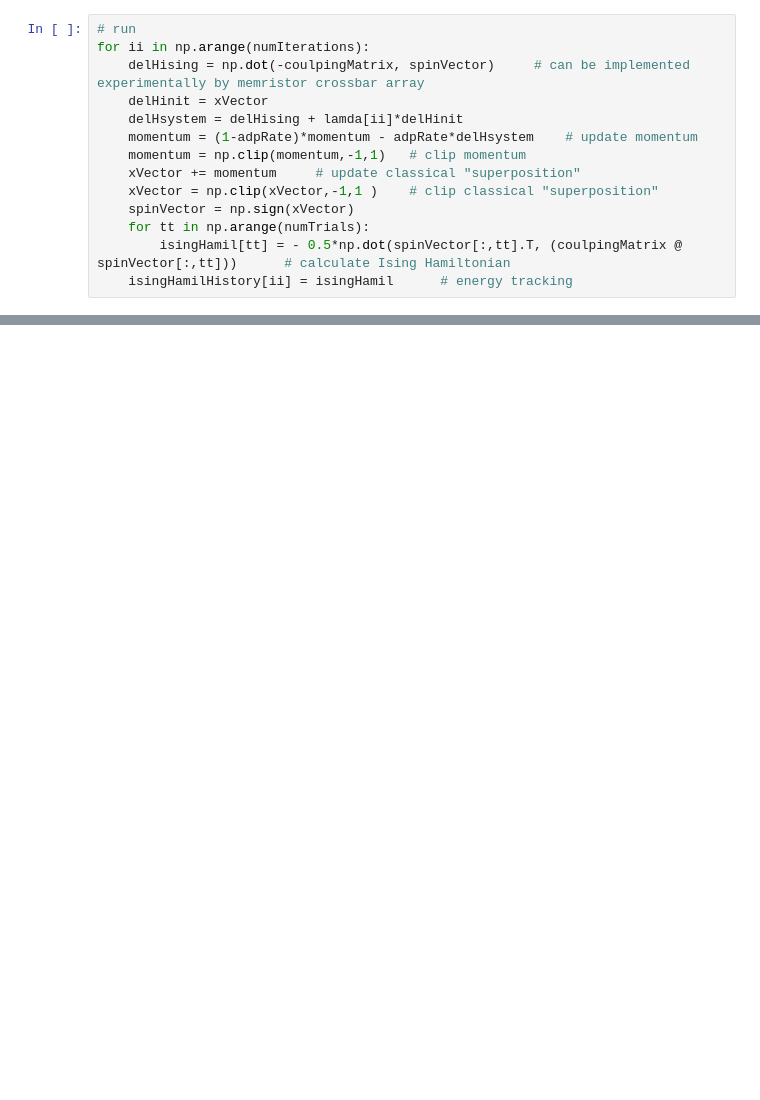
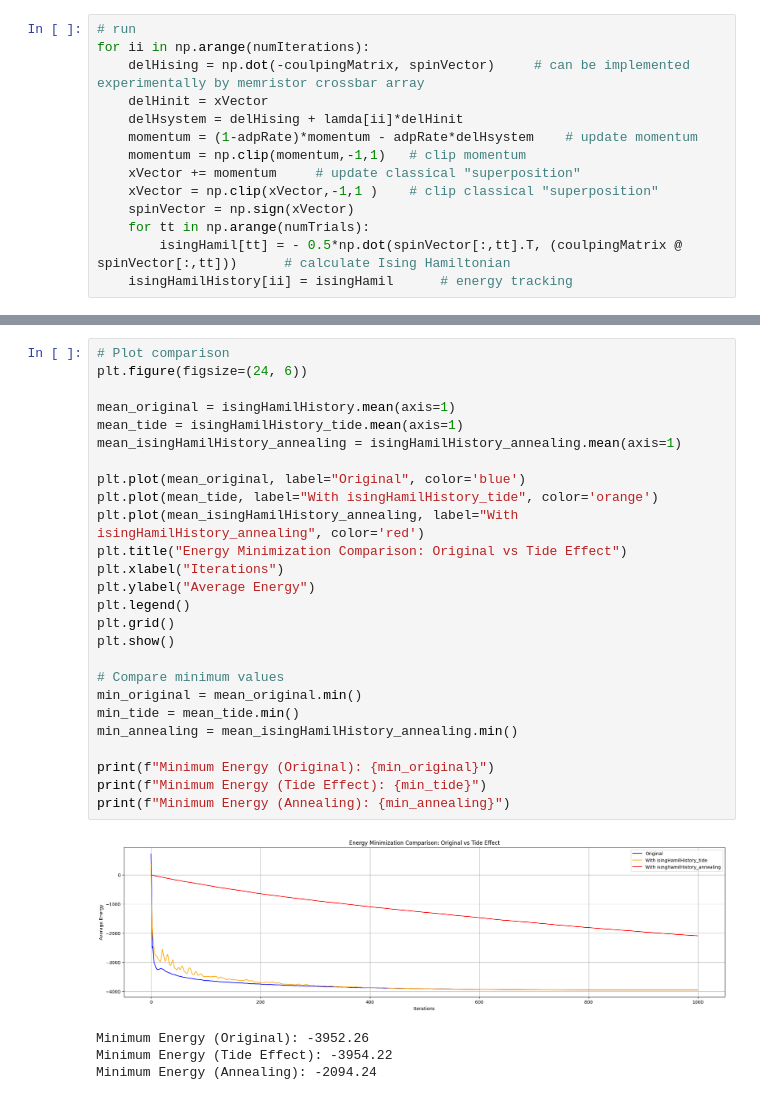
Before and after one commit to CHIN-HUA/AI, a Jupyter notebook: QPA_code_demo.ipynb, the cells around one changed output, grey strips where cells are left out. Cells and saved outputs as stored; diff of their text form; blank space fills up the shorter version.

```diff
--- a/QPA_code_demo.ipynb
+++ b/QPA_code_demo.ipynb
@@ -55,0 +134,31 @@ print(successProbabilty)
+# %%
+# Plot comparison
+plt.figure(figsize=(24, 6))
+
+mean_original = isingHamilHistory.mean(axis=1)
+mean_tide = isingHamilHistory_tide.mean(axis=1)
+mean_isingHamilHistory_annealing = isingHamilHistory_annealing.mean(axis=1)
+
+plt.plot(mean_original, label="Original", color='blue')
+plt.plot(mean_tide, label="With isingHamilHistory_tide", color='orange')
+plt.plot(mean_isingHamilHistory_annealing, label="With isingHamilHistory_annealing", color='red')
+plt.title("Energy Minimization Comparison: Original vs Tide Effect")
+plt.xlabel("Iterations")
+plt.ylabel("Average Energy")
+plt.legend()
+plt.grid()
+plt.show()
+
+# Compare minimum values
+min_original = mean_original.min()
+min_tide = mean_tide.min()
+min_annealing = mean_isingHamilHistory_annealing.min()
+
+print(f"Minimum Energy (Original): {min_original}")
+print(f"Minimum Energy (Tide Effect): {min_tide}")
+print(f"Minimum Energy (Annealing): {min_annealing}")
+# %% [output]
+[figure, added]
+Minimum Energy (Original): -3952.26
+Minimum Energy (Tide Effect): -3954.22
+Minimum Energy (Annealing): -2094.24
```
Also changed, not shown: parts of 8 cells of this notebook.
